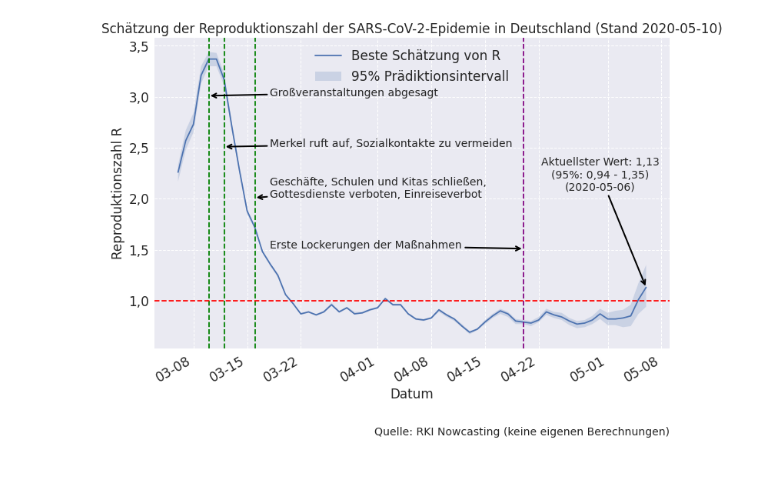
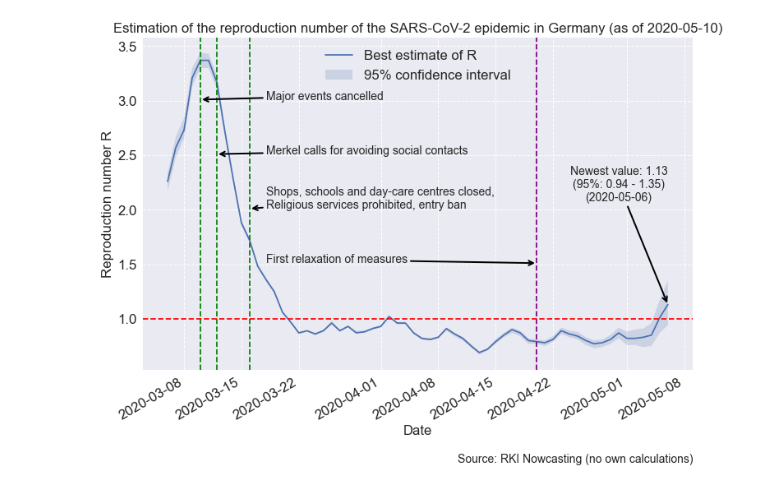
Before and after one commit to phiresky/coronavirus-reproduction-analysis, a Jupyter notebook: Nowcast_plot.ipynb, the cells around one changed output. Drawn from its saved outputs; the diff is of its cells as text; code cells hidden in the pictures.

```diff
--- a/Nowcast_plot.ipynb
+++ b/Nowcast_plot.ipynb
@@ -29,3 +16,13 @@ antimeasures=[
+# %%
+measures=[
+    ('2020-03-10', 'Major events cancelled'),
+    ('2020-03-12', 'Merkel calls for avoiding social contacts'),
+    ('2020-03-16', 'Shops, schools and day-care centres closed,\nReligious services prohibited, entry ban'),
+]
+
+antimeasures=[
+    ('2020-04-20',"First relaxation of measures"),
+]
 # %%
 to_date = pd.to_datetime
 # %%
@@ -50,39 +47,39 @@ params = {'font.size' : 14,
           'axes.formatter.use_locale': True}
 plt.rcParams.update(params)
 
 arrowprops = {'arrowstyle': '->','lw':2}
 
 fig = plt.figure()
-plt.title("Schätzung der Reproduktionszahl der SARS-CoV-2-Epidemie in Deutschland (Stand {})".format(date))
-plt.figtext(0.9, 0.01, 'Quelle: RKI Nowcasting (keine eigenen Berechnungen)', horizontalalignment='right')
-plt.xlabel("Datum")
-plt.ylabel("Reproduktionszahl R")
-plt.plot(data[col_date],data[col_r],label="Beste Schätzung von R")
-plt.fill_between(data[col_date],data[col_rmin],data[col_rmax],alpha=0.2,label="95% Prädiktionsintervall")
+plt.title("Estimation of the reproduction number of the SARS-CoV-2 epidemic in Germany (as of {})".format(date))
+plt.figtext(0.9, 0.01, 'Source: RKI Nowcasting (no own calculations)', horizontalalignment='right')
+plt.xlabel("Date")
+plt.ylabel("Reproduction number R")
+plt.plot(data[col_date],data[col_r],label="Best estimate of R")
+plt.fill_between(data[col_date],data[col_rmin],data[col_rmax],alpha=0.2,label="95% confidence interval")
 
 fig.autofmt_xdate()
 ax = plt.gca()
-ax.xaxis.set_major_formatter(matplotlib.dates.DateFormatter("%m-%d"))
+ax.xaxis.set_major_formatter(matplotlib.dates.DateFormatter("%Y-%m-%d"))
 
 for m in measures:
     plt.axvline(to_date(m[0]),ls='--',c='green')
 
 for m in antimeasures:
     plt.axvline(to_date(m[0]),ls='--',c='purple')
 
 for idx, m in enumerate(measures+antimeasures):
     y=3.01-idx*0.5
     x=to_date(m[0])
     plt.annotate(m[1],(x,y),xytext=(to_date('2020-03-18'),y),arrowprops=arrowprops)
 
-last_text = "Aktuellster Wert: {:n}\n(95%: {:n} - {:n})\n({})".format(last['r'],last['rmin'],last['rmax'],last['date'].isoformat()[:10])
+last_text = "Newest value: {:n}\n(95%: {:n} - {:n})\n({})".format(last['r'],last['rmin'],last['rmax'],last['date'].isoformat()[:10])
 last_xy = (last['date'],last['r'])
 last_xytext = (last['date']-pd.Timedelta(days=6),2.08)
 plt.annotate(last_text,last_xy,last_xytext,arrowprops=arrowprops,ha='center')
 
 plt.axhline(1,c='red',ls='--')
 plt.grid(ls='--')
 plt.legend()
 plt.savefig("plot_{}.png".format(date),dpi=100)
 # %% [output]
-[figure, old version]
+[figure, new version]
```
Also changed, not shown: parts of 2 cells of this notebook, 2 other files.
